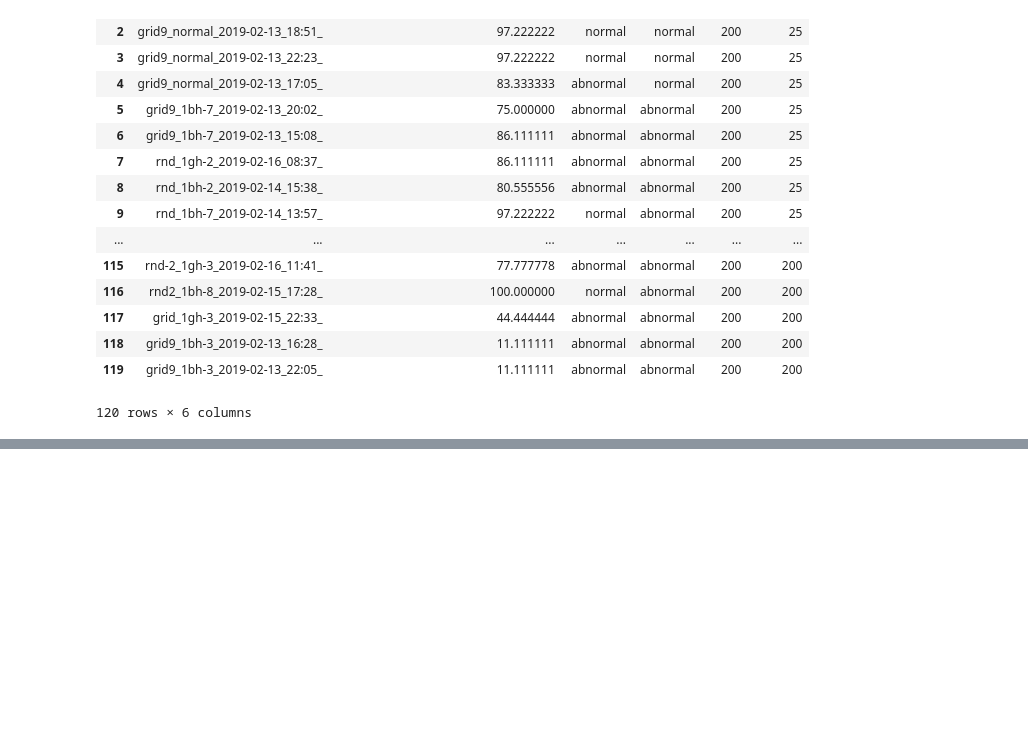
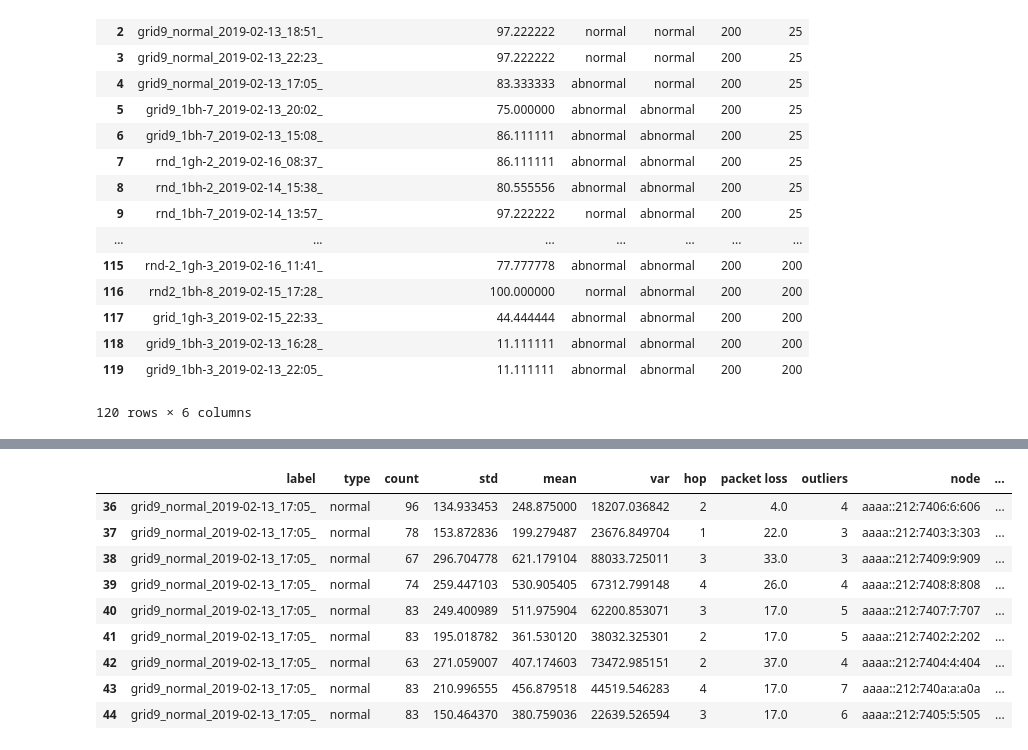
Before and after one commit to ichatz/iot-netprofiler, a Jupyter notebook: results/Results.ipynb, the cells around one changed output, grey strips where cells are left out. Saved outputs shown, nothing was run; the diff lists cells and outputs as text; code cells hidden in the pictures; blank space fills up the shorter version.

```diff
--- a/results/Results.ipynb
+++ b/results/Results.ipynb
@@ -360,0 +333,11 @@ results_kmeans_node
+# %%
+results_kmeans_node=results_kmeans_node[[
+
+    "label",
+    "packet loss",
+    "node",
+    "predicted",
+
+
+]]
+results_kmeans_node
@@ -361,3 +363,16 @@ results_kmeans_node
+# %%
+results_kmeans_node[results_kmeans_node["label"]=="grid9_normal_2019-02-13_17:05_"]
+# %% [output]
+|  | label | type | count | std | mean | var | hop | packet loss | outliers | node | ... |
+| 36 | grid9_normal_2019-02-13_17:05_ | normal | 96 | 134.933453 | 248.875000 | 18207.036842 | 2 | 4.0 | 4 | aaaa::212:7406:6:606 | ... |
+| 37 | grid9_normal_2019-02-13_17:05_ | normal | 78 | 153.872836 | 199.279487 | 23676.849704 | 1 | 22.0 | 3 | aaaa::212:7403:3:303 | ... |
+| 38 | grid9_normal_2019-02-13_17:05_ | normal | 67 | 296.704778 | 621.179104 | 88033.725011 | 3 | 33.0 | 3 | aaaa::212:7409:9:909 | ... |
+| 39 | grid9_normal_2019-02-13_17:05_ | normal | 74 | 259.447103 | 530.905405 | 67312.799148 | 4 | 26.0 | 4 | aaaa::212:7408:8:808 | ... |
+| 40 | grid9_normal_2019-02-13_17:05_ | normal | 83 | 249.400989 | 511.975904 | 62200.853071 | 3 | 17.0 | 5 | aaaa::212:7407:7:707 | ... |
+| 41 | grid9_normal_2019-02-13_17:05_ | normal | 83 | 195.018782 | 361.530120 | 38032.325301 | 2 | 17.0 | 5 | aaaa::212:7402:2:202 | ... |
+| 42 | grid9_normal_2019-02-13_17:05_ | normal | 63 | 271.059007 | 407.174603 | 73472.985151 | 2 | 37.0 | 4 | aaaa::212:7404:4:404 | ... |
+| 43 | grid9_normal_2019-02-13_17:05_ | normal | 83 | 210.996555 | 456.879518 | 44519.546283 | 4 | 17.0 | 7 | aaaa::212:740a:a:a0a | ... |
+| 44 | grid9_normal_2019-02-13_17:05_ | normal | 83 | 150.464370 | 380.759036 | 22639.526594 | 3 | 17.0 | 6 | aaaa::212:7405:5:505 | ... |
 # %%
 df=results_kmeans_node
 df.columns
```
Also changed, not shown: parts of 6 cells of this notebook, 3 other files.
